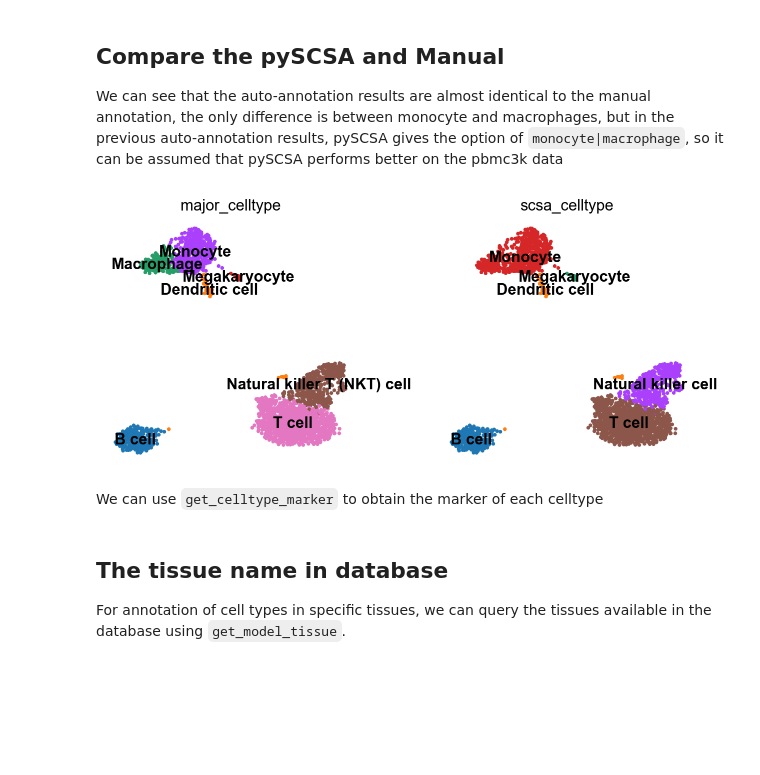
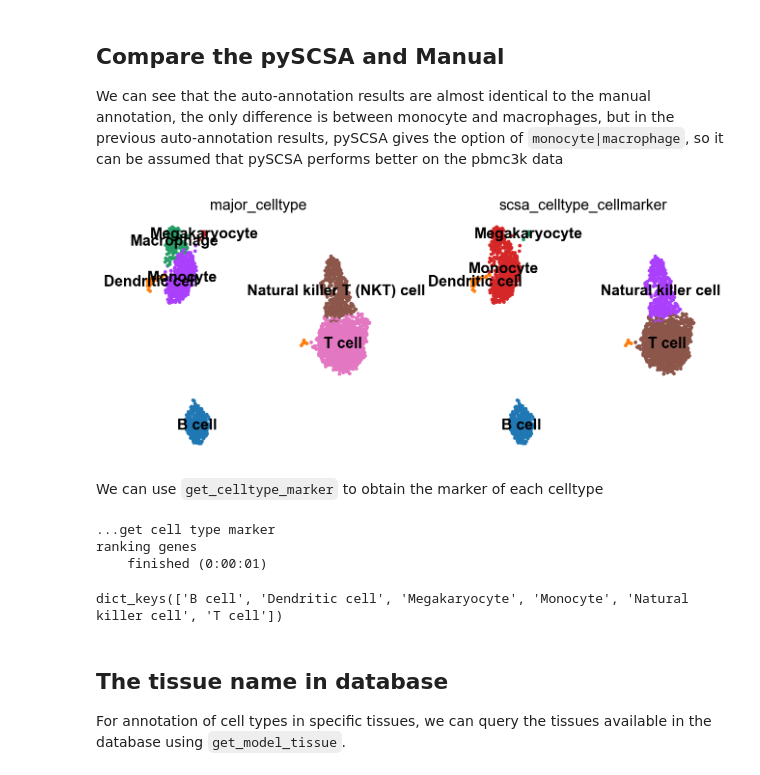
Before and after one commit to Starlitnightly/omicverse, a Jupyter notebook: omicverse_guide/docs/Tutorials-single/t_cellanno.ipynb, the cells around one changed output. Drawn from its saved outputs; the diff is of its cells as text; code cells hidden in the pictures; blank space fills up the shorter version.

```diff
--- a/omicverse_guide/docs/Tutorials-single/t_cellanno.ipynb
+++ b/omicverse_guide/docs/Tutorials-single/t_cellanno.ipynb
@@ -229,14 +262,20 @@ ov.single.scanpy_cellanno_from_dict(adata,anno_dict=cluster2annotation,
 
 We can see that the auto-annotation results are almost identical to the manual annotation, the only difference is between monocyte and macrophages, but in the previous auto-annotation results, pySCSA gives the option of `monocyte|macrophage`, so it can be assumed that pySCSA performs better on the pbmc3k data
 # %%
-sc.pl.umap(adata, color=['major_celltype','scsa_celltype'], legend_loc='on data', frameon=False)
+sc.pl.umap(adata, color=['major_celltype','scsa_celltype_cellmarker'],
+           legend_loc='on data', frameon=False)
 # %% [output]
-[figure, old version]
+[figure, new version]
 # %% [markdown]
 We can use `get_celltype_marker` to obtain the marker of each celltype
 # %%
-marker_dict=ov.single.get_celltype_marker(adata,clustertype='scsa_celltype')
+marker_dict=ov.single.get_celltype_marker(adata,clustertype='scsa_celltype_cellmarker')
 marker_dict.keys()
+# %% [output]
+...get cell type marker
+ranking genes
+    finished (0:00:01)
+dict_keys(['B cell', 'Dendritic cell', 'Megakaryocyte', 'Monocyte', 'Natural killer cell', 'T cell'])
 # %% [markdown]
 ## The tissue name in database
 
```
Also changed, not shown: parts of 25 cells of this notebook, 1 other file.
